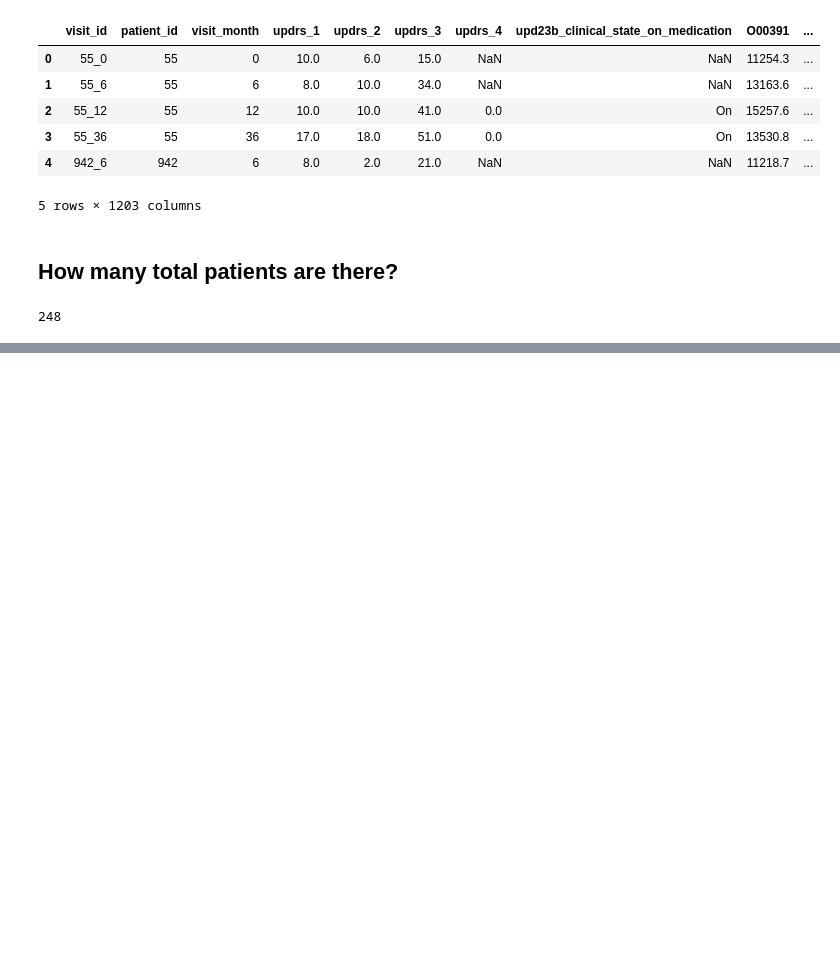
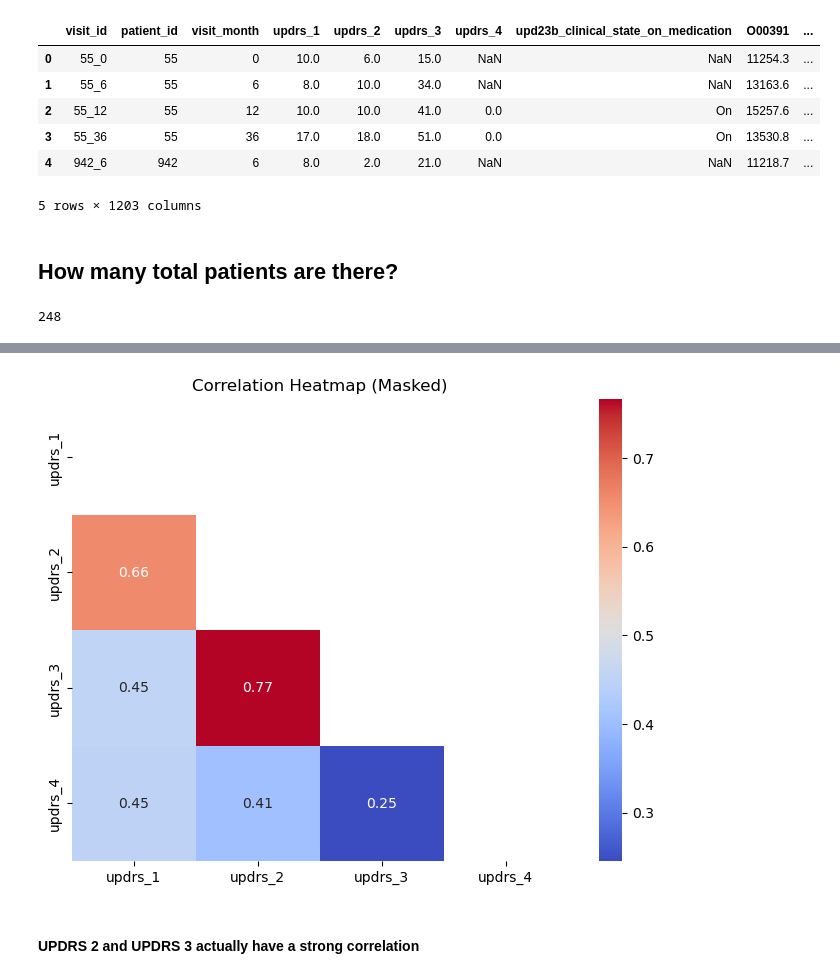
Before and after one commit to dagartga/Boosted-Models-for-Parkinsons-Prediction, a Jupyter notebook: parkinsons_1/notebooks/Raw_Data_EDA.ipynb, the cells around one changed output, grey strips where cells are left out. Cells and saved outputs as stored; diff of their text form; code cells hidden in the pictures; blank space fills up the shorter version.

Commit message:
add correlation eda

```diff
--- a/parkinsons_1/notebooks/Raw_Data_EDA.ipynb
+++ b/parkinsons_1/notebooks/Raw_Data_EDA.ipynb
@@ -92,0 +106,4 @@ full_train_df['patient_id'].nunique()
+# %%
+# get the correlation between the updrs columns
+updrs_corr = full_train_df[['updrs_1', 'updrs_2', 'updrs_3', 'updrs_4']].corr()
+updrs_corr
@@ -92,0 +116,15 @@ full_train_df['patient_id'].nunique()
+# %%
+# Create a mask for the upper triangle
+mask = np.triu(np.ones_like(updrs_corr, dtype=bool))
+
+# Create the heatmap with masked upper triangle
+plt.figure(figsize=(8, 6))
+sns.heatmap(updrs_corr, annot=True, cmap="coolwarm", mask=mask)
+
+# Add title and show the plot
+plt.title("Correlation Heatmap (Masked)")
+plt.show()
+# %% [output]
+[figure, added]
+# %% [markdown]
+#### UPDRS 2 and UPDRS 3 actually have a strong correlation
```
Also changed, not shown: parts of 11 cells of this notebook.
